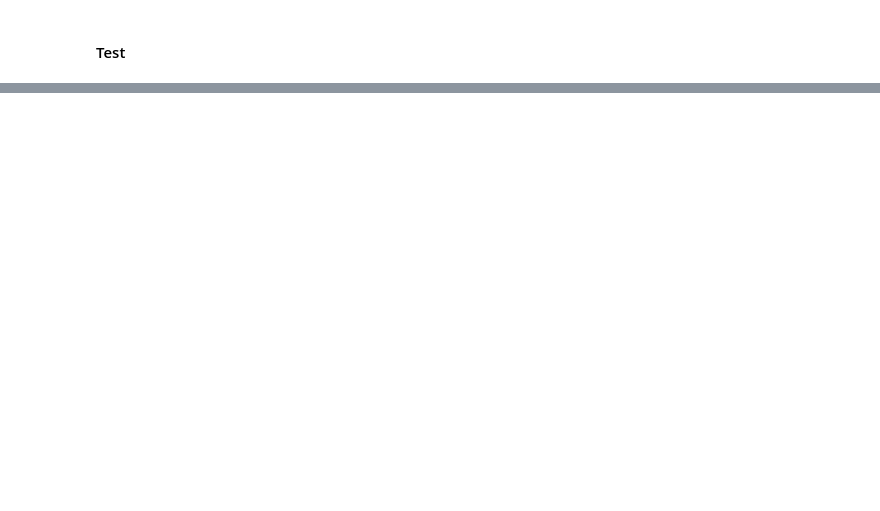
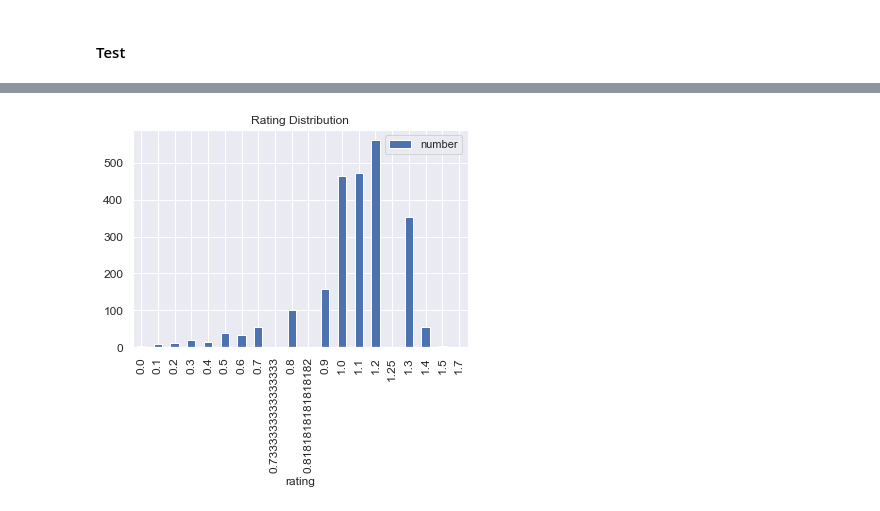
Before and after one commit to ManalAlkallas/WeRateDogs, a Jupyter notebook: wrangle_act.ipynb, the cells around one changed output, grey strips where cells are left out. Saved outputs shown, nothing was run; the diff lists cells and outputs as text; code cells hidden in the pictures; blank space fills up the shorter version.

```diff
--- a/wrangle_act.ipynb
+++ b/wrangle_act.ipynb
@@ -705,0 +1033,9 @@ Name: pupper, dtype: object
+# %%
+# simpfy the source contexts
+twitter_archive_clean['source'] =  twitter_archive_clean['source'].replace('<a href="http://twitter.com/download/iphone" rel="nofollow">Twitter for iPhone</a>','Twitter for iPhone')
+twitter_archive_clean['source'] =  twitter_archive_clean['source'].replace('<a href="http://vine.co" rel="nofollow">Vine - Make a Scene</a>','Vine - Make a Scene')
+twitter_archive_clean['source'] =  twitter_archive_clean['source'].replace('<a href="http://twitter.com" rel="nofollow">Twitter Web Client</a>','Twitter Web Client')
+twitter_archive_clean['source'] =  twitter_archive_clean['source'].replace('<a href="https://about.twitter.com/products/tweetdeck" rel="nofollow">TweetDeck</a>','TweetDeck')
+
+# change the type of source to category
+twitter_archive_clean['source'] = twitter_archive_clean['source'].astype('category')
@@ -708,3 +1054,6 @@ Name: pupper, dtype: object
 Merge the three data sets
 # %% [markdown]
 #### Code
+# %%
+# Merge the three DataFrames into one master DataFrame, starting first with archive_clean and json_clean
+temp = pd.merge(twitter_archive_clean, df_tweet_json_clean, on=['tweet_id','tweet_id'],how='left')
@@ -711,2 +1067,5 @@ Merge the three data sets
+# %%
+# Merge new master with image_clean
+twitter_archive_clean = pd.merge(temp, prediction_clean, on='tweet_id',how='left')
 # %% [markdown]
 #### Test
@@ -712,0 +1118,12 @@ Merge the three data sets
+# %%
+values=np.sort(twitter_archive_clean.rating.unique())
+# %%
+rating_analyze=pd.DataFrame(columns=['rating','number'])
+rating_analyze['rating']= values
+for x in rating_analyze['rating']:
+    df=twitter_archive_clean[twitter_archive_clean.rating==x]
+    rating_analyze.loc[rating_analyze.rating==x,'number']=df['tweet_id'].count()
+rating_analyze[['rating','number']].plot(x='rating',kind='bar', title='Rating Distribution', fontsize=12)
+plt.savefig('rating-distribution.png');
+# %% [output]
+[figure, added]
```
Also changed, not shown: parts of 89 cells of this notebook, 7 other files.
